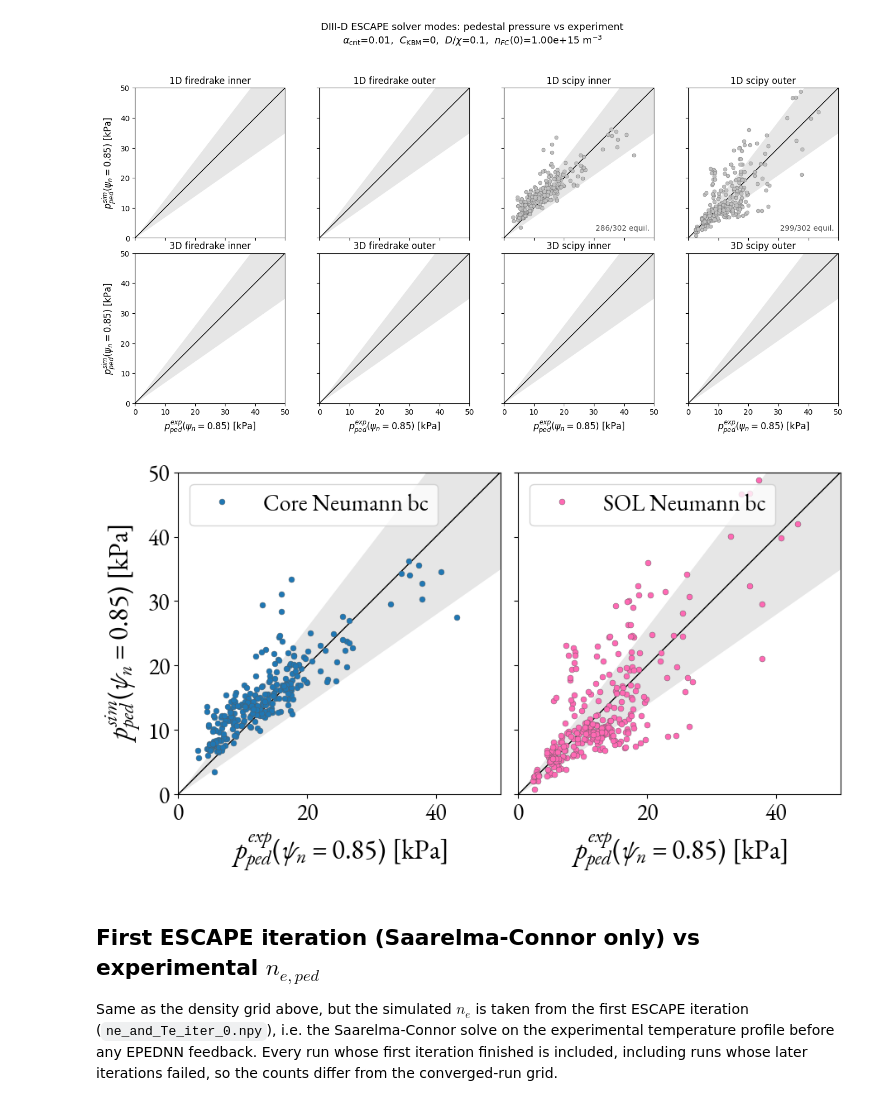
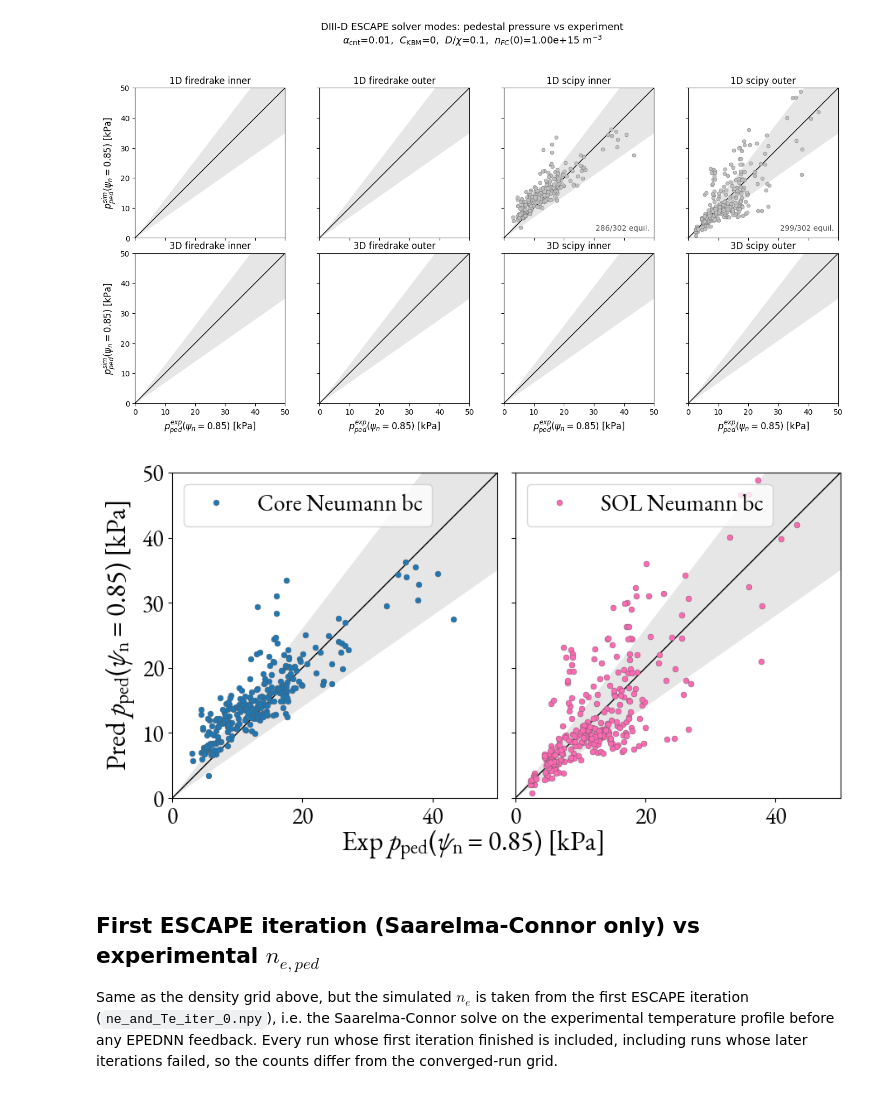
Before and after one commit to jlabbate15/ESCAPE, a Jupyter notebook: examples/device_prediction/DIII-D/plot_ESCAPE_modes.ipynb, the cells around one changed output. Drawn from its saved outputs; the diff is of its cells as text; code cells hidden in the pictures.

```diff
--- a/examples/device_prediction/DIII-D/plot_ESCAPE_modes.ipynb
+++ b/examples/device_prediction/DIII-D/plot_ESCAPE_modes.ipynb
@@ -290,36 +290,37 @@ PANELS = [(('1D', 'scipy', 'inner'), 'Core Neumann bc', 'tab:blue'),
 
 with plt.rc_context(GARAMOND_RC):
     fig, axes = plt.subplots(1, 2, figsize=(9.2, 4.9), sharex=True, sharey=True)
 
     for ax, (case, label, color) in zip(axes, PANELS):
         ax.fill_between([0, P_AXIS_MAX], [0, (1 - BAND_FRAC) * P_AXIS_MAX], [0, (1 + BAND_FRAC) * P_AXIS_MAX],
                         color='0.9', linewidth=0, zorder=0)
         ax.plot([0, P_AXIS_MAX], [0, P_AXIS_MAX], color='k', linewidth=1.0, zorder=0)
         r = results.get(case)
         if r is not None:
             p_exp = np.array([x['p_exp'] for x in r['runs']])
             p_sim = np.array([x['p_sim'] for x in r['runs']])
             ok = np.isfinite(p_exp) & np.isfinite(p_sim)
             ax.plot(p_exp[ok], p_sim[ok], 'o', color=color, markersize=5,
                     markeredgecolor='0.35', markeredgewidth=0.3, linestyle='none', label=label)
             n_tot = len(r['runs']) + len(r['failed']) + len(r['pending'])
             n_off = int(((p_exp[ok] > P_AXIS_MAX) | (p_sim[ok] > P_AXIS_MAX)).sum())
             note = f'{ok.sum()}/{n_tot} equil.' + (f'\n{n_off} beyond axis' if n_off else '')
             # ax.text(0.97, 0.04, note, transform=ax.transAxes, ha='right', va='bottom',
             #         fontsize=TICK_FONTSIZE, color='0.3', zorder=5,
             #         bbox=dict(facecolor='white', edgecolor='none', alpha=0.8, pad=1.5))
             ax.legend(loc='upper left', fontsize=LEGEND_FONTSIZE)
         ax.set_xlim(0, P_AXIS_MAX)
         ax.set_ylim(0, P_AXIS_MAX)
         ax.set_aspect('equal', adjustable='box')
         ax.tick_params(axis='both', labelsize=TICK_FONTSIZE)
-        ax.set_xlabel(rf'$p_{{ped}}^{{exp}}(\psi_n={PSI_NE:g})$ [kPa]', fontsize=LABEL_FONTSIZE)
 
-    axes[0].set_ylabel(rf'$p_{{ped}}^{{sim}}(\psi_n={PSI_NE:g})$ [kPa]', fontsize=LABEL_FONTSIZE)
+    axes[0].set_ylabel(rf'Pred $p_{{\mathrm{{ped}}}}(\psi_{{\mathrm{{n}}}}={PSI_NE:g})$ [kPa]', fontsize=LABEL_FONTSIZE)
+    fig.supxlabel(rf'Exp $p_{{\mathrm{{ped}}}}(\psi_{{\mathrm{{n}}}}={PSI_NE:g})$ [kPa]', fontsize=LABEL_FONTSIZE)
+    fig.savefig('DIIID_Snyder_valid_APS.png', dpi=600)
     fig.tight_layout()
     plt.show()
 # %% [output]
-[figure, old version]
+[figure, new version]
 # %% [markdown]
 ## First ESCAPE iteration (Saarelma-Connor only) vs experimental $n_{e,ped}$
 
```
Also changed, not shown: parts of 1 cell of this notebook, 10 other files.
